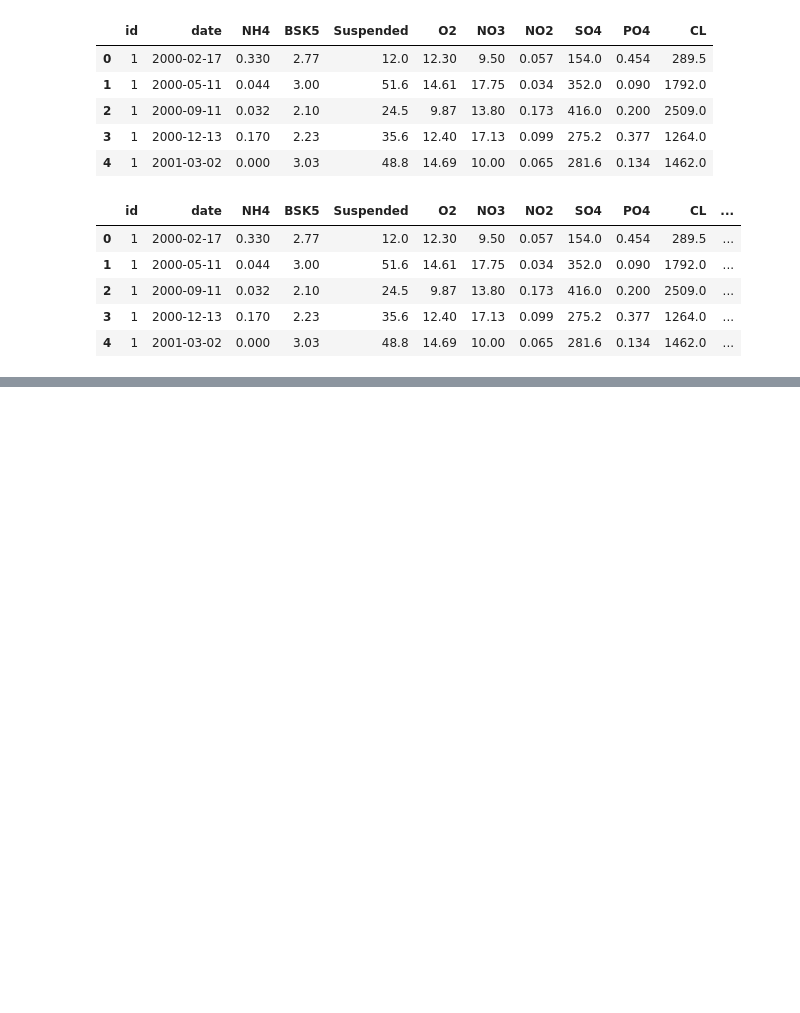
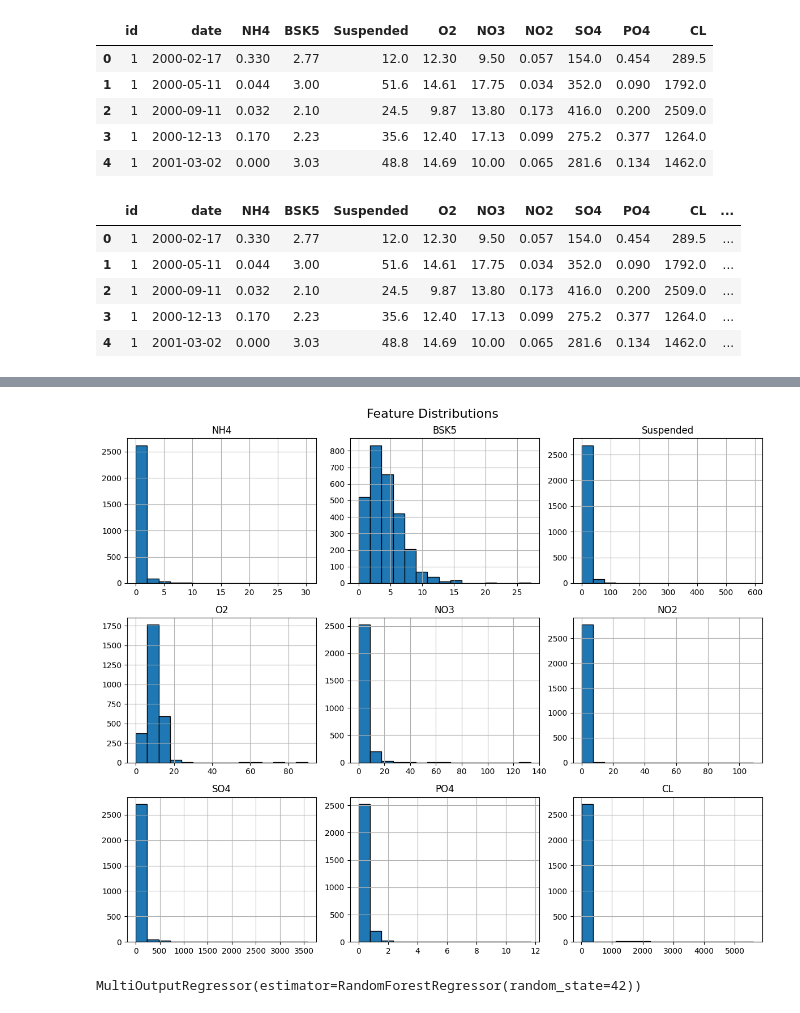
Before and after one commit to naganandini12/Water-quality-prediction, a Jupyter notebook: Waterqualitydetect.ipynb, the cells around one changed output, grey strips where cells are left out. Saved outputs shown, nothing was run; the diff lists cells and outputs as text; code cells hidden in the pictures; blank space fills up the shorter version.

```diff
--- a/Waterqualitydetect.ipynb
+++ b/Waterqualitydetect.ipynb
@@ -143,5 +143,3 @@ df.head()
 | 2 | 1 | 2000-09-11 | 0.032 | 2.10 | 24.5 | 9.87 | 13.80 | 0.173 | 416.0 | 0.200 | 2509.0 | ... |
 | 3 | 1 | 2000-12-13 | 0.170 | 2.23 | 35.6 | 12.40 | 17.13 | 0.099 | 275.2 | 0.377 | 1264.0 | ... |
 | 4 | 1 | 2001-03-02 | 0.000 | 3.03 | 48.8 | 14.69 | 10.00 | 0.065 | 281.6 | 0.134 | 1462.0 | ... |
-# %%
-df.fillna(df.mean(numeric_only=True), inplace=True)
@@ -173,0 +152,3 @@ df.head()
+# %%
+pollutants = ['O2', 'NO3', 'NO2', 'SO4',
+       'PO4', 'CL']
@@ -173,0 +157,3 @@ df.head()
+# %%
+df = df.dropna(subset=pollutants)
+df.head()
@@ -173,0 +184,12 @@ df.head()
+# %%
+#visual representation of dataset
+import matplotlib.pyplot as plt
+
+df[['NH4', 'BSK5', 'Suspended', 'O2', 'NO3', 'NO2', 'SO4', 'PO4', 'CL']].hist(
+    figsize=(12, 10), bins=15, edgecolor='black'
+)
+plt.suptitle("Feature Distributions", fontsize=16)
+plt.tight_layout()
+plt.show()
+# %% [output]
+[figure, added]
@@ -173,0 +208,6 @@ df.head()
+# %%
+# Train the model
+model = MultiOutputRegressor(RandomForestRegressor(n_estimators=100, random_state=42))
+model.fit(X_train, y_train)
+# %% [output]
+MultiOutputRegressor(estimator=RandomForestRegressor(random_state=42))
```
Also changed, not shown: parts of 18 cells of this notebook.
